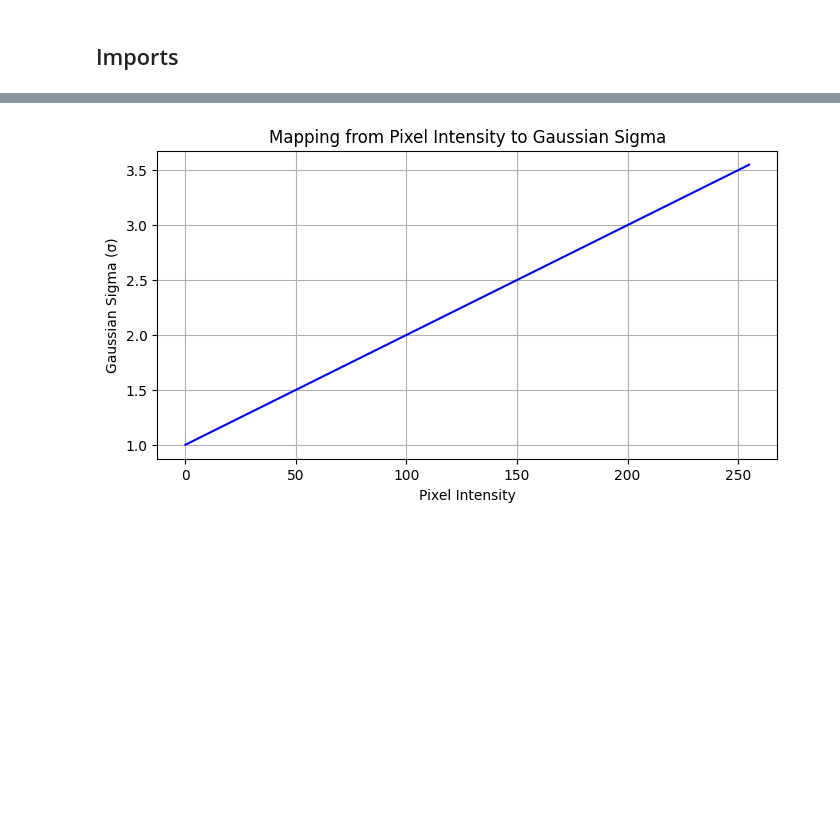
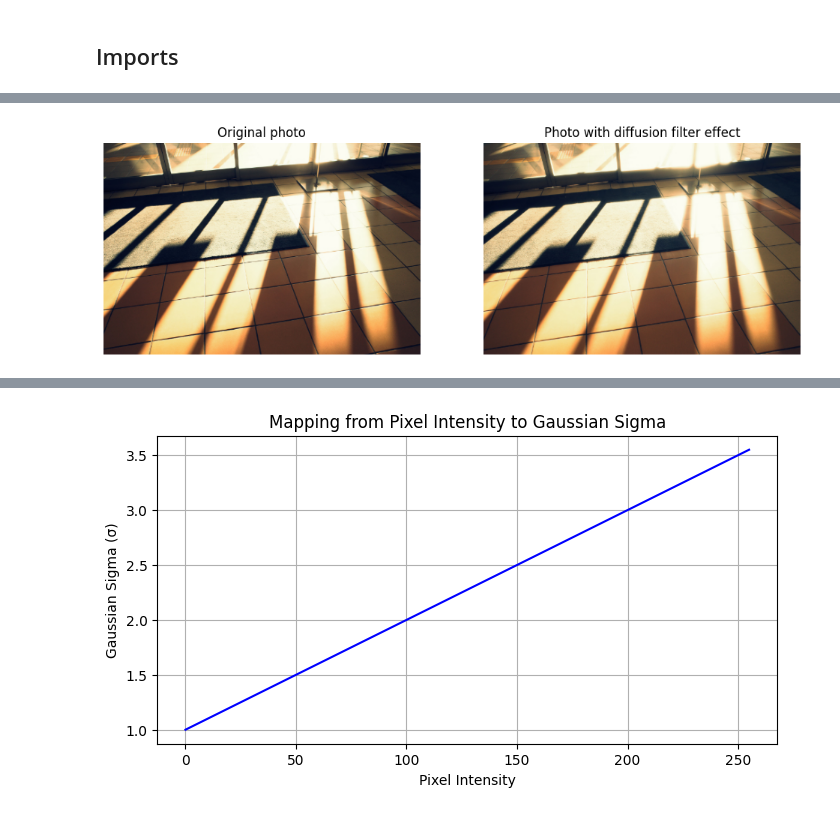
Before and after one commit to ewaMiazga/comp-photo-2025, a Jupyter notebook: gaussian_kernel.ipynb, the cells around one changed output, grey strips where cells are left out. Drawn from its saved outputs; the diff is of its cells as text; code cells hidden in the pictures; blank space fills up the shorter version.

```diff
--- a/gaussian_kernel.ipynb
+++ b/gaussian_kernel.ipynb
@@ -53,0 +61,20 @@ plt.show()
+# %%
+# Source: https://camera.co.id/product/ricoh-gr-iii-x-hdf/
+
+plt.figure(figsize=(12, 6))
+# Display the "Photo with diffusion filter effect"
+plt.subplot(1, 2, 2)
+plt.imshow(image_diff_2)  # or remove cmap if it's a color image
+plt.title("Photo with diffusion filter effect")
+plt.axis('off')
+
+# Display the "Original photo"
+plt.subplot(1, 2, 1)
+plt.imshow(image_org_2)  # or remove cmap if it's a color image
+plt.title("Original photo")
+plt.axis('off')
+
+
+plt.show()
+# %% [output]
+[figure, added]
```
Also changed, not shown: parts of 9 cells of this notebook.
